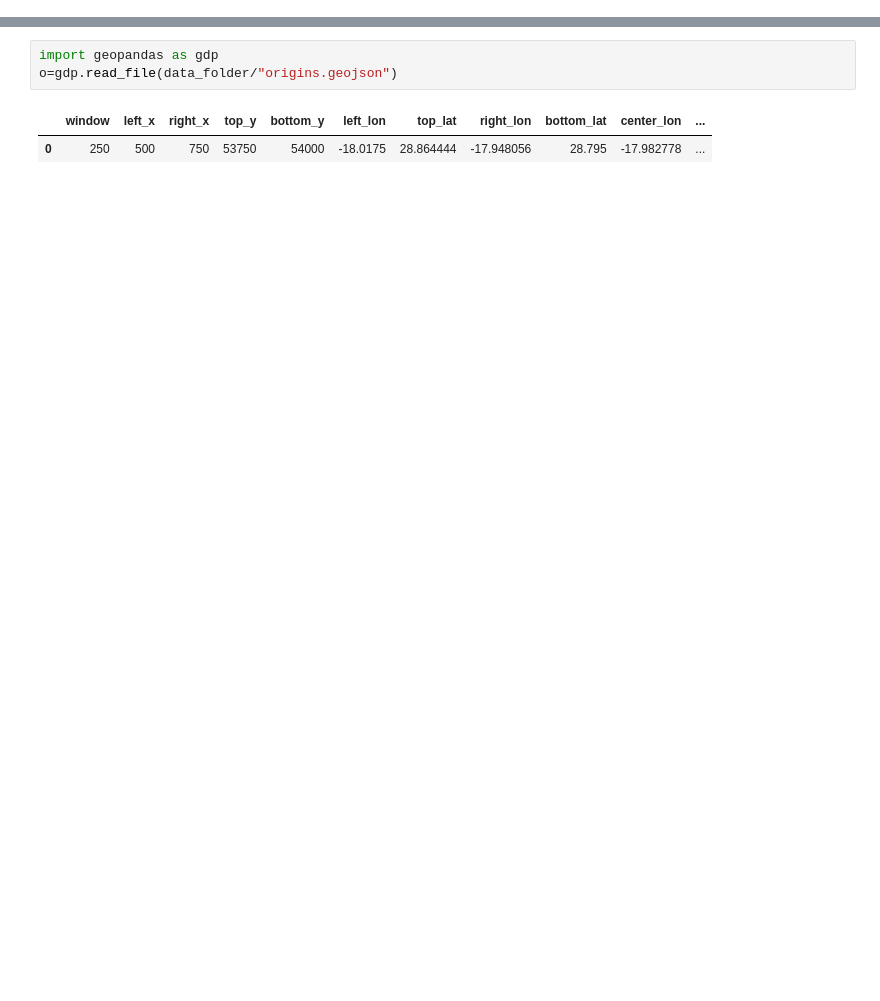
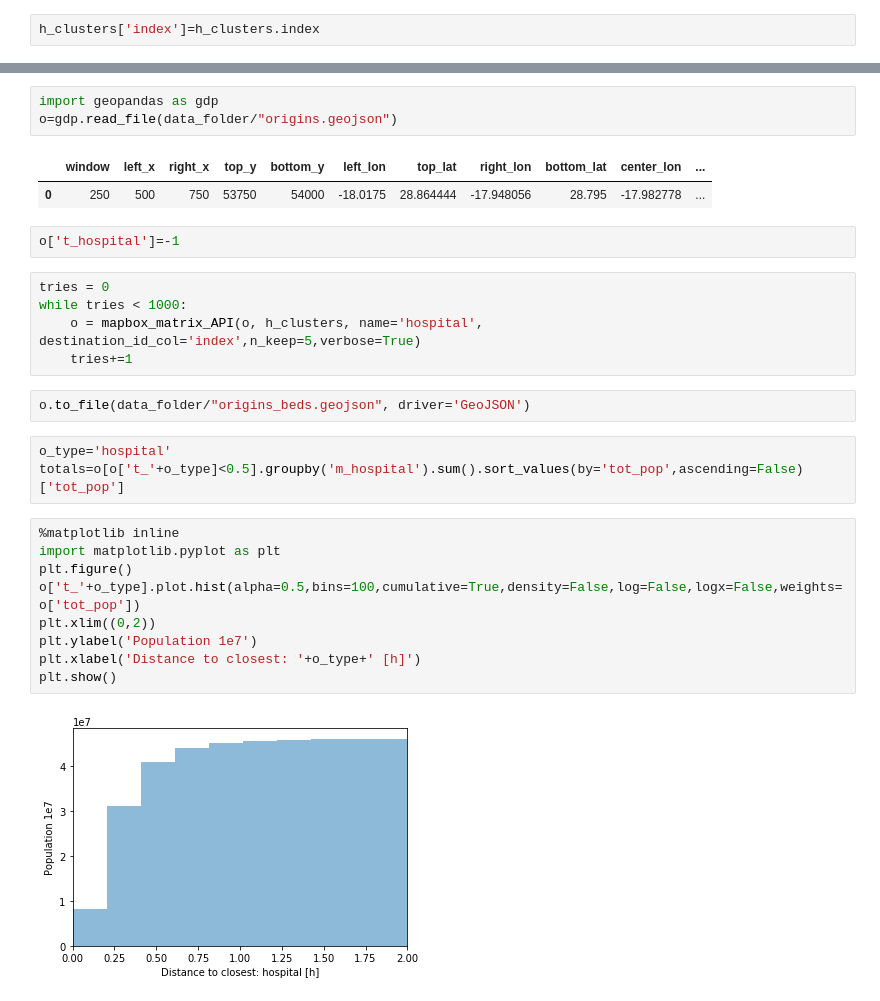
Before and after one commit to datapartnership/covid-19, a Jupyter notebook: accessibility-Spain.ipynb, the cells around one changed output, grey strips where cells are left out. Saved outputs shown, nothing was run; the diff lists cells and outputs as text; blank space fills up the shorter version.

```diff
--- a/accessibility-Spain.ipynb
+++ b/accessibility-Spain.ipynb
@@ -552,6 +537,8 @@ h_clusters.head(2)
 | index_right |  |  |  |  |  |  |  |  |  |  | ... |
 | 0 | POINT (-1994358.809 3225593.183) | 32 | 1 | 0 | 0 | 0 | 0 | 0 | 0 | 0 | ... |
 | 1 | MULTIPOINT (-1737388.562 3217466.... | 228 | 2 | 2 | 0 | 0 | 0 | 1 | 0 | 0 | ... |
+# %%
+h_clusters['index']=h_clusters.index
 # %%
 import contextily as ctx
 ax = h_clusters.to_crs('epsg:3857').plot(figsize=(10, 10), alpha=0.8,color='red')
@@ -565,3 +561,26 @@ o=gdp.read_file(data_folder/"origins.geojson")
 # %% [output]
 |  | window | left_x | right_x | top_y | bottom_y | left_lon | top_lat | right_lon | bottom_lat | center_lon | ... |
 | 0 | 250 | 500 | 750 | 53750 | 54000 | -18.0175 | 28.864444 | -17.948056 | 28.795 | -17.982778 | ... |
+# %%
+o['t_hospital']=-1
+# %%
+tries = 0
+while tries < 1000:
+    o = mapbox_matrix_API(o, h_clusters, name='hospital', destination_id_col='index',n_keep=5,verbose=True)
+    tries+=1
+# %%
+o.to_file(data_folder/"origins_beds.geojson", driver='GeoJSON')
+# %%
+o_type='hospital'
+totals=o[o['t_'+o_type]<0.5].groupby('m_hospital').sum().sort_values(by='tot_pop',ascending=False)['tot_pop']
+# %%
+%matplotlib inline
+import matplotlib.pyplot as plt
+plt.figure()
+o['t_'+o_type].plot.hist(alpha=0.5,bins=100,cumulative=True,density=False,log=False,logx=False,weights=o['tot_pop'])
+plt.xlim((0,2))
+plt.ylabel('Population 1e7')
+plt.xlabel('Distance to closest: '+o_type+' [h]')
+plt.show()
+# %% [output]
+[figure, added]
```
Also changed, not shown: parts of 18 cells of this notebook.
